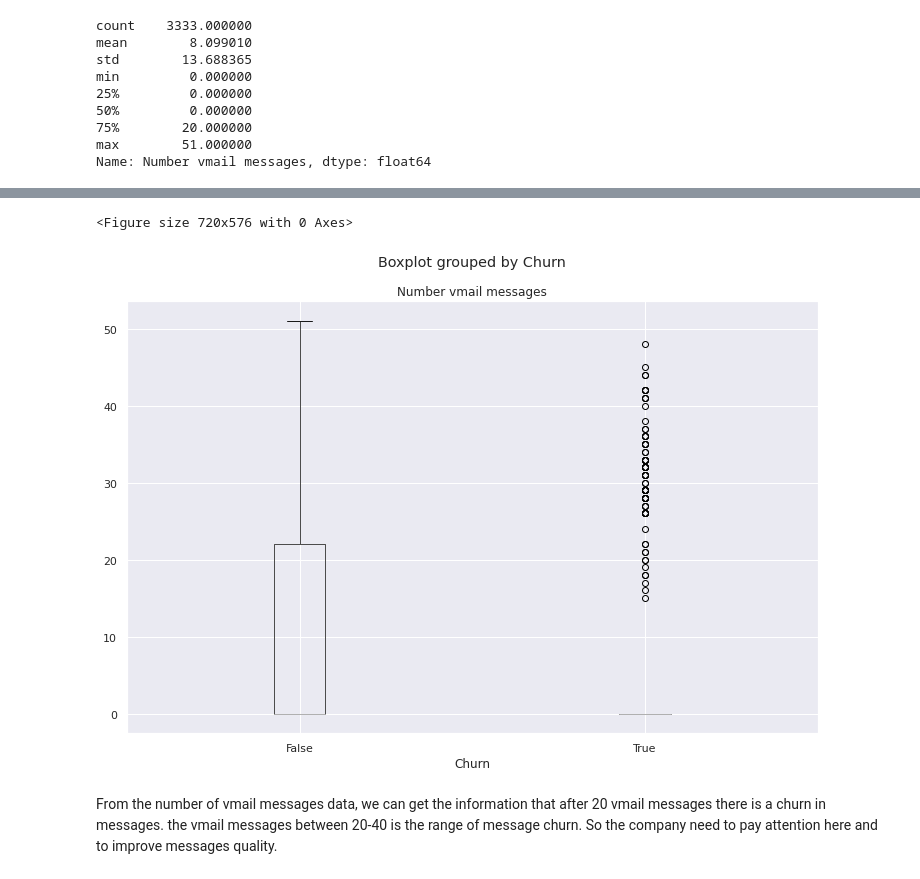
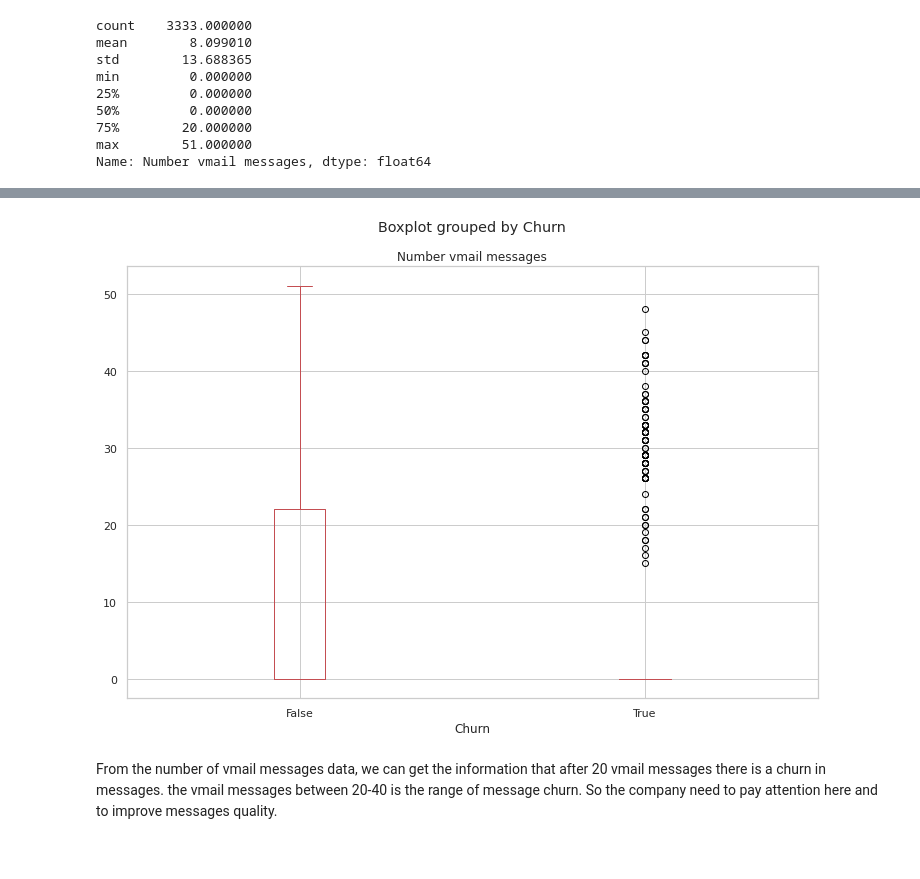
Before and after one commit to mukul9155/Telecom-churn-analysis, a Jupyter notebook: Mukul_Kumar_Telecom_Churn_Analysis(updated)_Capstone_Project.ipynb, the cells around one changed output, grey strips where cells are left out. Cells and saved outputs as stored; diff of their text form; code cells hidden in the pictures.

```diff
--- a/Mukul_Kumar_Telecom_Churn_Analysis(updated)_Capstone_Project.ipynb
+++ b/Mukul_Kumar_Telecom_Churn_Analysis(updated)_Capstone_Project.ipynb
@@ -512,12 +512,10 @@ sns.distplot(telecom_df['Number vmail messages'])
 [figure]
 # %%
 # Boxplot of number vmail messages vs churn
-fig = plt.figure(figsize=(10,8))
-telecom_df.boxplot(column='Number vmail messages',by='Churn')
+telecom_df.boxplot(column='Number vmail messages',by='Churn',color='r')
 plt.show()
 # %% [output]
-<Figure size 720x576 with 0 Axes>
-[figure, old version]
+[figure, new version]
 # %% [markdown]
 From the number of vmail messages data, we can get the information that after 20 vmail messages there is a churn in messages.
 the vmail messages between 20-40 is the range of message churn.
```
Also changed, not shown: parts of 11 cells of this notebook.
